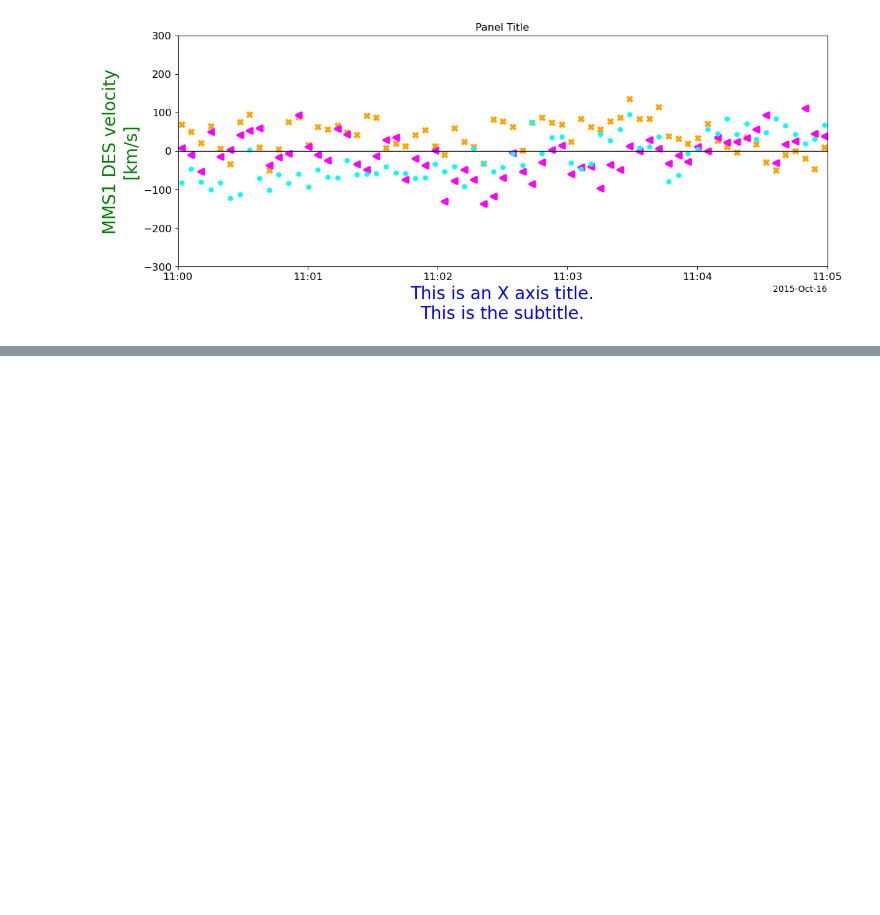
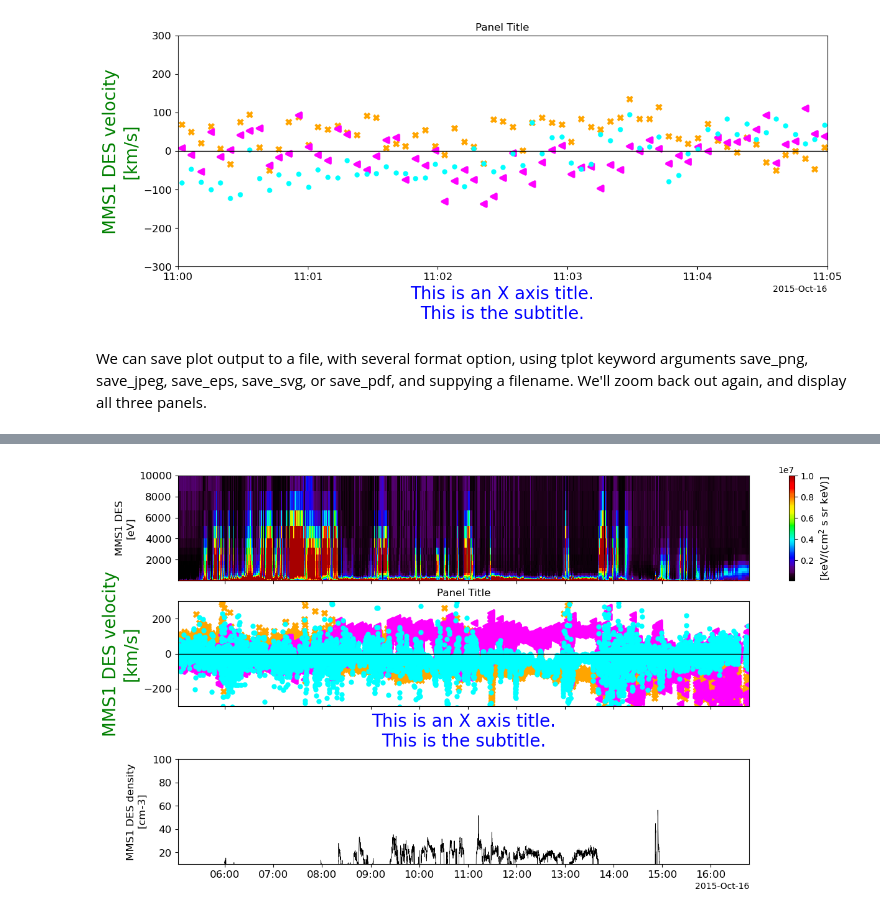
Before and after one commit to spedas/pyspedas_examples, a Jupyter notebook: pyspedas_examples/notebooks/agu_tutorial_2025/pyspedas_plot_options.ipynb, the cells around one changed output, grey strips where cells are left out. Cells and saved outputs as stored; diff of their text form; code cells hidden in the pictures; blank space fills up the shorter version.

```diff
--- a/pyspedas_examples/notebooks/agu_tutorial_2025/pyspedas_plot_options.ipynb
+++ b/pyspedas_examples/notebooks/agu_tutorial_2025/pyspedas_plot_options.ipynb
@@ -190,3 +190,9 @@ tplot(plot_vars[1])
 # %% [output]
 18-Dec-25 20:53:11: Length of trace options (1) smaller than number of traces (3)
 [figure]
+# %% [markdown]
+We can save plot output to a file, with several format option, using tplot keyword arguments save_png, save_jpeg, save_eps, save_svg, or save_pdf, and suppying a filename.  We'll zoom back out again, and display all three panels.
+# %%
+tlimit(full=True)
+tplot(plot_vars,save_png='saved_example_plot.png')
+# %% [output]
@@ -192,0 +200 @@ tplot(plot_vars[1])
+[figure, added]
```
Also changed, not shown: parts of 3 cells of this notebook.
